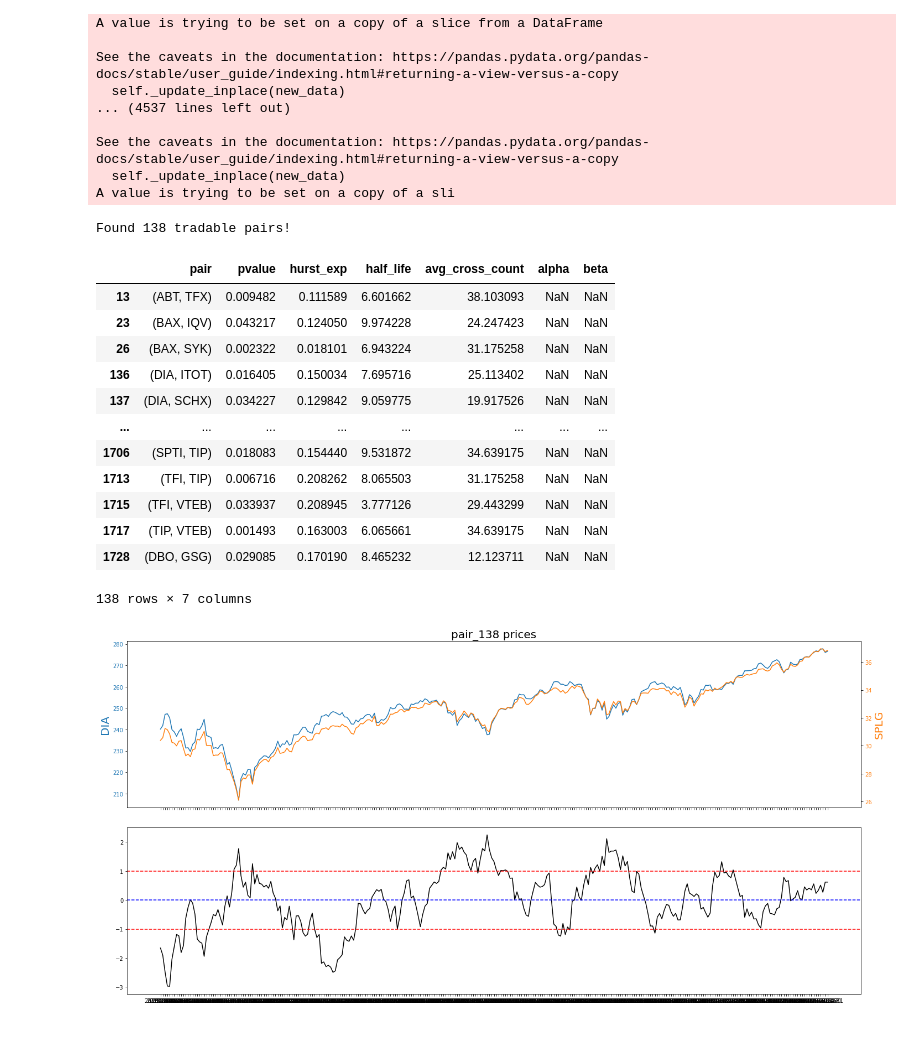
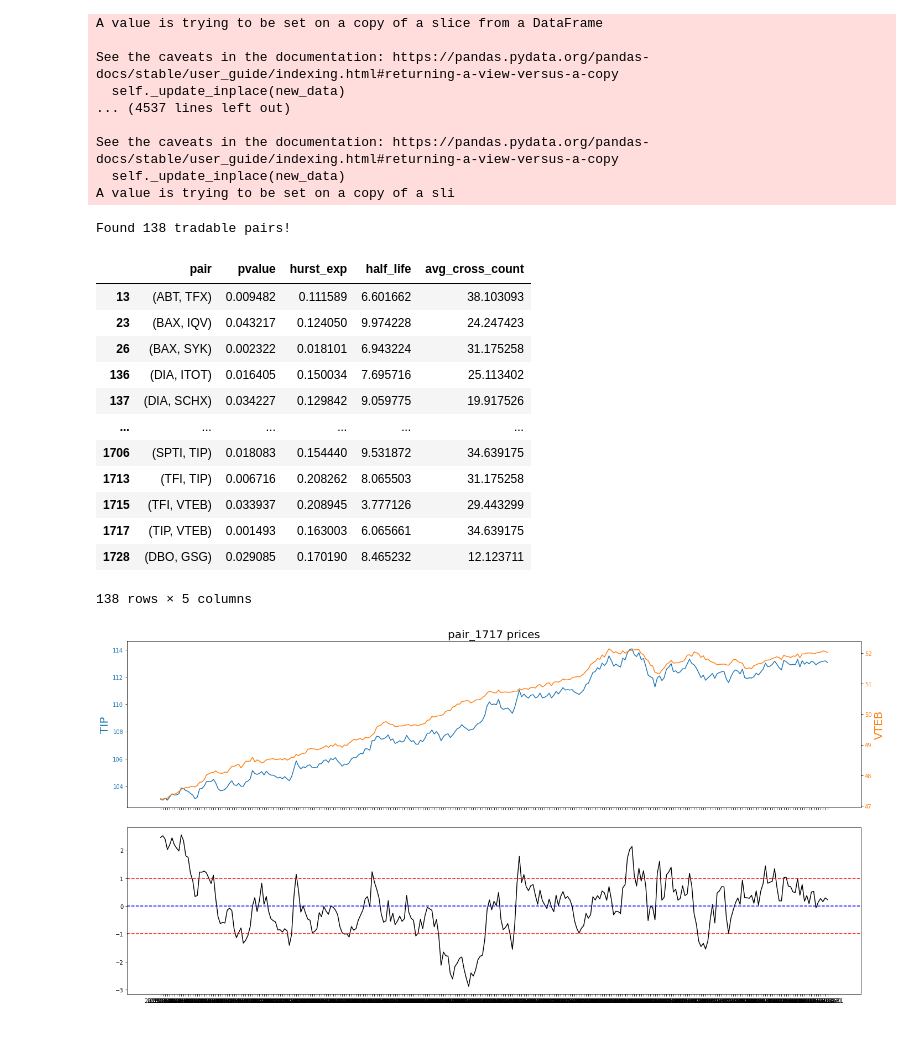
Before and after one commit to MaikeRM/itau_quantamental, a Jupyter notebook: pca.ipynb, the cells around one changed output. Drawn from its saved outputs; the diff is of its cells as text; code cells hidden in the pictures.

```diff
--- a/pca.ipynb
+++ b/pca.ipynb
@@ -85,7 +85,7 @@ op.returns.head()
 for i in range(len(op.returns)):
     for j in range(len(op.returns.columns)):
         try:
-            if np.isnan(op.returns.iloc[i][j]) == True and np.isnan(op.returns.iloc[i1][j]) == True:
+            if np.isnan(op.returns.iloc[i][j]) == True and np.isnan(op.returns.iloc[i-1][j]) == True:
                 op.returns.iloc[i][j] = 0
         except:
             pass
@@ -149,23 +149,23 @@ op.filter_pairs()
 op.filtered_pairs
 # %% [output]
 Found 138 tradable pairs!
-|  | pair | pvalue | hurst_exp | half_life | avg_cross_count | alpha | beta |
-| 13 | (ABT, TFX) | 0.009482 | 0.111589 | 6.601662 | 38.103093 | NaN | NaN |
-| 23 | (BAX, IQV) | 0.043217 | 0.124050 | 9.974228 | 24.247423 | NaN | NaN |
-| 26 | (BAX, SYK) | 0.002322 | 0.018101 | 6.943224 | 31.175258 | NaN | NaN |
-| 136 | (DIA, ITOT) | 0.016405 | 0.150034 | 7.695716 | 25.113402 | NaN | NaN |
-| 137 | (DIA, SCHX) | 0.034227 | 0.129842 | 9.059775 | 19.917526 | NaN | NaN |
-| ... | ... | ... | ... | ... | ... | ... | ... |
-| 1706 | (SPTI, TIP) | 0.018083 | 0.154440 | 9.531872 | 34.639175 | NaN | NaN |
-| 1713 | (TFI, TIP) | 0.006716 | 0.208262 | 8.065503 | 31.175258 | NaN | NaN |
-| 1715 | (TFI, VTEB) | 0.033937 | 0.208945 | 3.777126 | 29.443299 | NaN | NaN |
-| 1717 | (TIP, VTEB) | 0.001493 | 0.163003 | 6.065661 | 34.639175 | NaN | NaN |
-| 1728 | (DBO, GSG) | 0.029085 | 0.170190 | 8.465232 | 12.123711 | NaN | NaN |
+|  | pair | pvalue | hurst_exp | half_life | avg_cross_count |
+| 13 | (ABT, TFX) | 0.009482 | 0.111589 | 6.601662 | 38.103093 |
+| 23 | (BAX, IQV) | 0.043217 | 0.124050 | 9.974228 | 24.247423 |
+| 26 | (BAX, SYK) | 0.002322 | 0.018101 | 6.943224 | 31.175258 |
+| 136 | (DIA, ITOT) | 0.016405 | 0.150034 | 7.695716 | 25.113402 |
+| 137 | (DIA, SCHX) | 0.034227 | 0.129842 | 9.059775 | 19.917526 |
+| ... | ... | ... | ... | ... | ... |
+| 1706 | (SPTI, TIP) | 0.018083 | 0.154440 | 9.531872 | 34.639175 |
+| 1713 | (TFI, TIP) | 0.006716 | 0.208262 | 8.065503 | 31.175258 |
+| 1715 | (TFI, VTEB) | 0.033937 | 0.208945 | 3.777126 | 29.443299 |
+| 1717 | (TIP, VTEB) | 0.001493 | 0.163003 | 6.065661 | 34.639175 |
+| 1728 | (DBO, GSG) | 0.029085 | 0.170190 | 8.465232 | 12.123711 |
-138 rows × 7 columns
+138 rows × 5 columns
 # %%
 #for i in op.filtered_pairs.index:
     #op.plot_pair_price_spread(idx=i)
 # %%
-op.plot_pair_price_spread(idx=138)
+op.plot_pair_price_spread(idx=1717)
 # %% [output]
-[figure, old version]
+[figure, new version]
```
Also changed, not shown: parts of 6 cells of this notebook, 1 other file.
